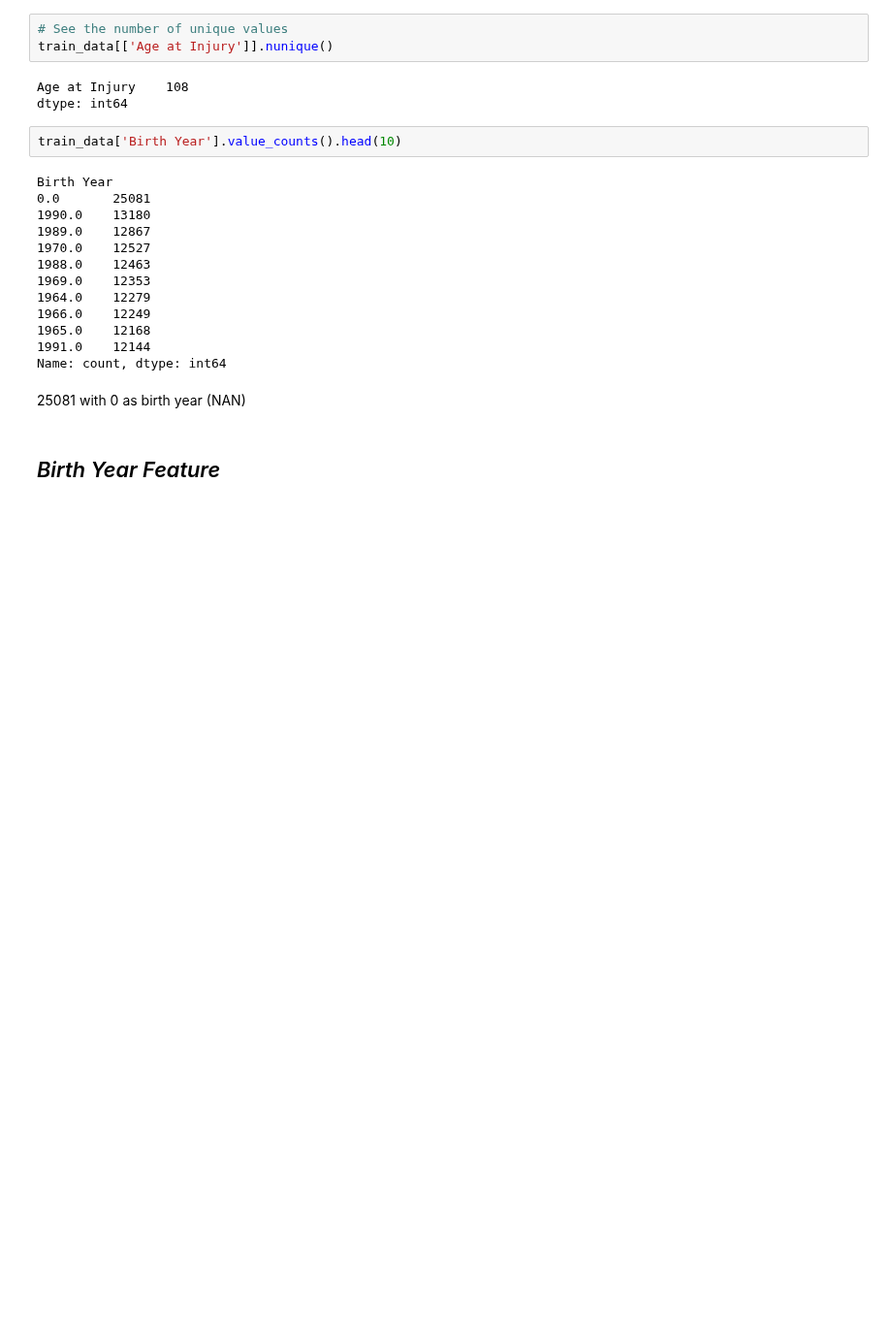
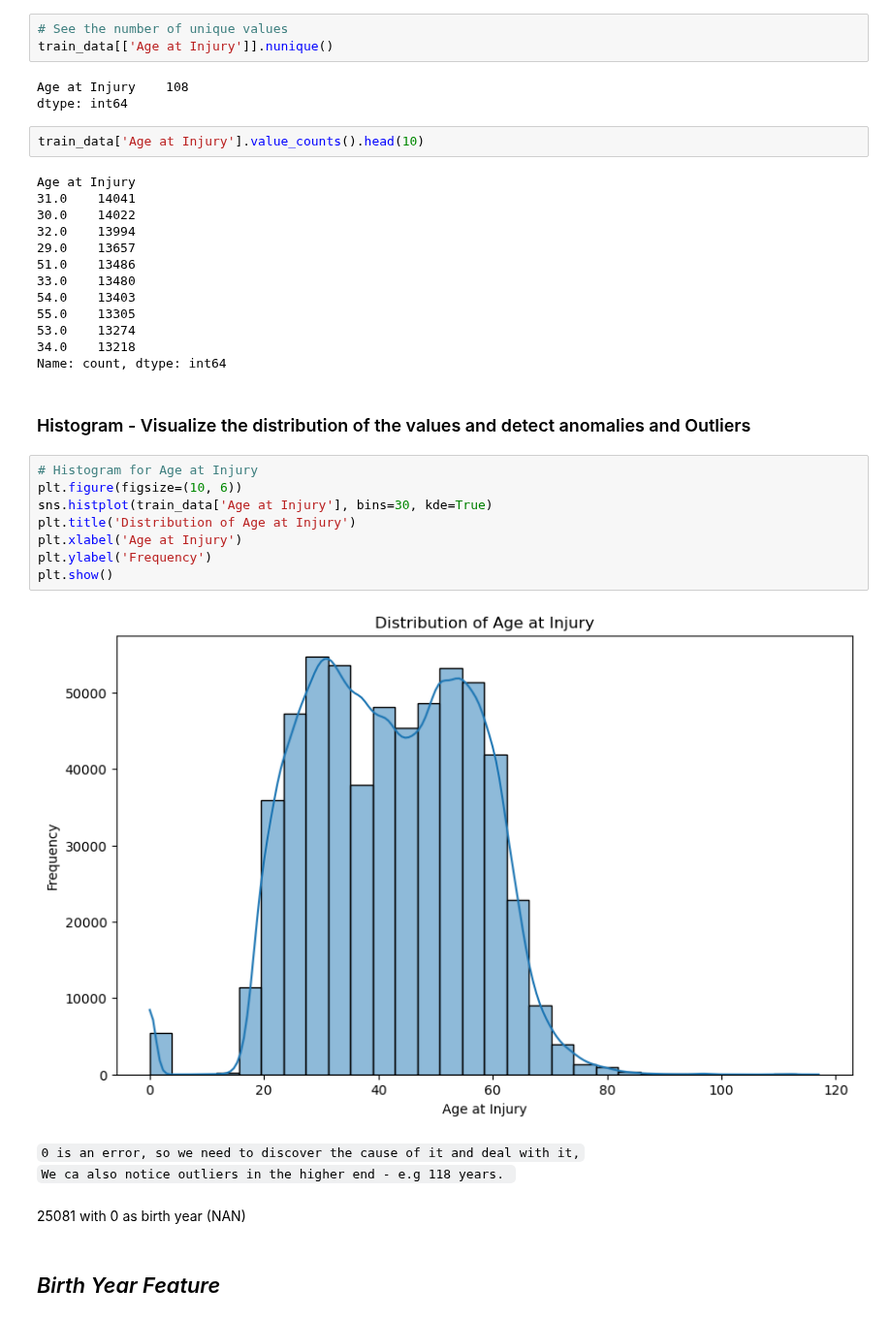
Before and after one commit to Silvestre17/ML_24.25_Project_Group33, a Jupyter notebook: 1stPart/Vini_MLNotebook_20.10.2024.ipynb, the cells around one changed output. Shown at 97% size. Drawn from its saved outputs; the diff is of its cells as text; blank space fills up the shorter version.

Commit message:
Add files via upload
Start with the analysis of Age at Injury - With the histogram done

```diff
--- a/1stPart/Vini_MLNotebook_20.10.2024.ipynb
+++ b/1stPart/Vini_MLNotebook_20.10.2024.ipynb
@@ -398,20 +398,35 @@ train_data[['Age at Injury']].nunique()
 Age at Injury    108
 dtype: int64
 # %%
-train_data['Birth Year'].value_counts().head(10)
+train_data['Age at Injury'].value_counts().head(10)
 # %% [output]
-Birth Year
-0.0       25081
-1990.0    13180
-1989.0    12867
-1970.0    12527
-1988.0    12463
-1969.0    12353
-1964.0    12279
-1966.0    12249
-1965.0    12168
-1991.0    12144
+Age at Injury
+31.0    14041
+30.0    14022
+32.0    13994
+29.0    13657
+51.0    13486
+33.0    13480
+54.0    13403
+55.0    13305
+53.0    13274
+34.0    13218
 Name: count, dtype: int64
+# %% [markdown]
+### Histogram - Visualize the distribution of the values and detect anomalies and Outliers
+# %%
+# Histogram for Age at Injury
+plt.figure(figsize=(10, 6))
+sns.histplot(train_data['Age at Injury'], bins=30, kde=True)
+plt.title('Distribution of Age at Injury')
+plt.xlabel('Age at Injury')
+plt.ylabel('Frequency')
+plt.show()
+# %% [output]
+[figure, added]
+# %% [markdown]
+`0 is an error, so we need to discover the cause of it and deal with it,`<br>
+`We ca also notice outliers in the higher end - e.g 118 years. `
 # %% [markdown]
 25081 with 0 as birth year (NAN)
 # %% [markdown]
```
